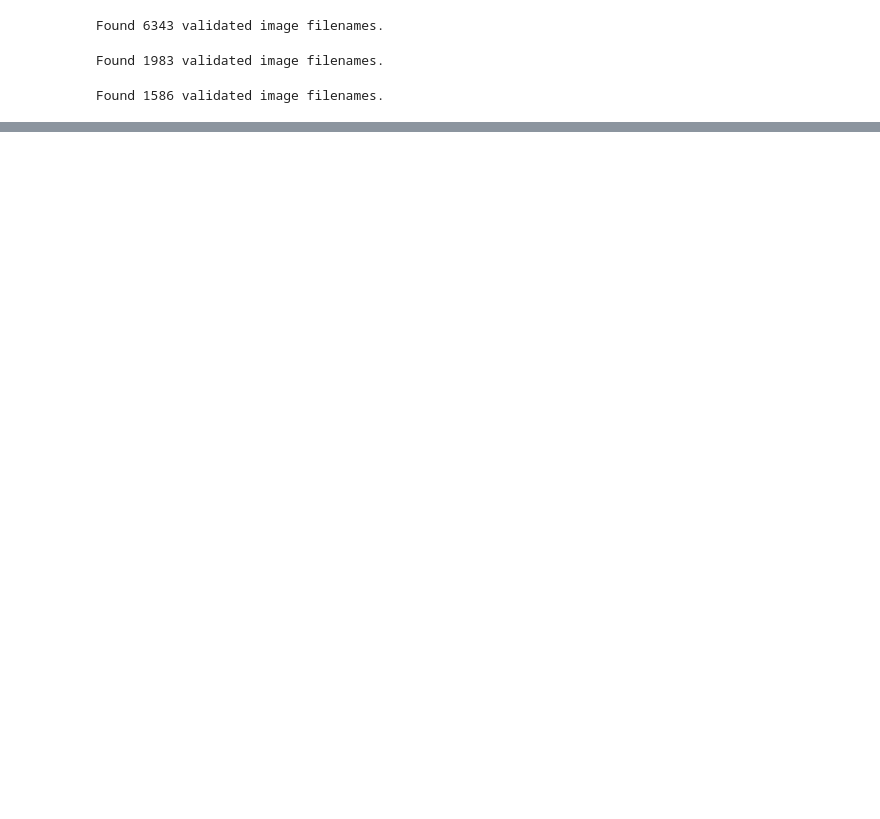
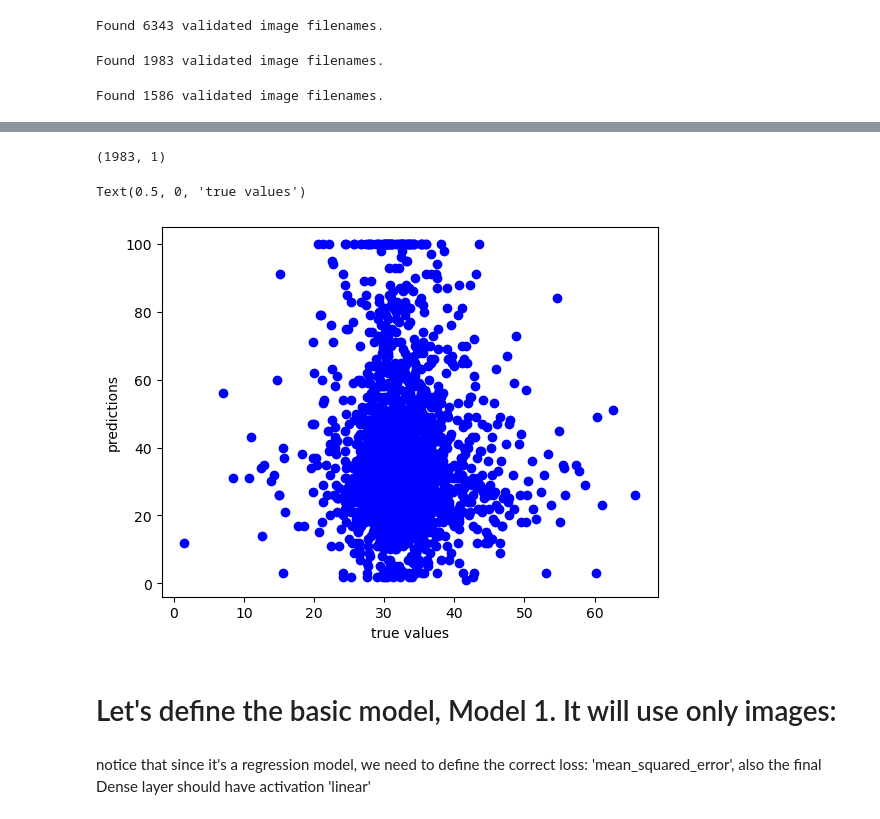
Before and after one commit to triasteran/Machine-Learning-Zoomcamp-2023, a Jupyter notebook: CapStoneProject2/RegressionProblem_for_stray_animals_description.ipynb, the cells around one changed output, grey strips where cells are left out. Drawn from its saved outputs; the diff is of its cells as text; code cells hidden in the pictures; blank space fills up the shorter version.

```diff
--- a/CapStoneProject2/RegressionProblem_for_stray_animals_description.ipynb
+++ b/CapStoneProject2/RegressionProblem_for_stray_animals_description.ipynb
@@ -315,0 +405,2 @@ Found 1586 validated image filenames.
+# %%
+pred = model.predict(test_generator)
@@ -315,0 +411,13 @@ Found 1586 validated image filenames.
+# %%
+pred.shape
+# %% [output]
+(1983, 1)
+# %%
+plt.scatter(x=pred,
+            y=test_selected_df['Pawpularity'].tolist(), c ="blue")
+
+plt.ylabel('predictions')
+plt.xlabel('true values')
+# %% [output]
+Text(0.5, 0, 'true values')
+[figure, added]
@@ -315,0 +429,4 @@ Found 1586 validated image filenames.
+# %% [markdown]
+# Let's define the basic model, Model 1. It will use only images:
+# %% [markdown]
+notice that since it's a regression model, we need to define the correct loss: 'mean_squared_error', also the final Dense layer should have activation 'linear'
```
Also changed, not shown: parts of 46 cells of this notebook.
